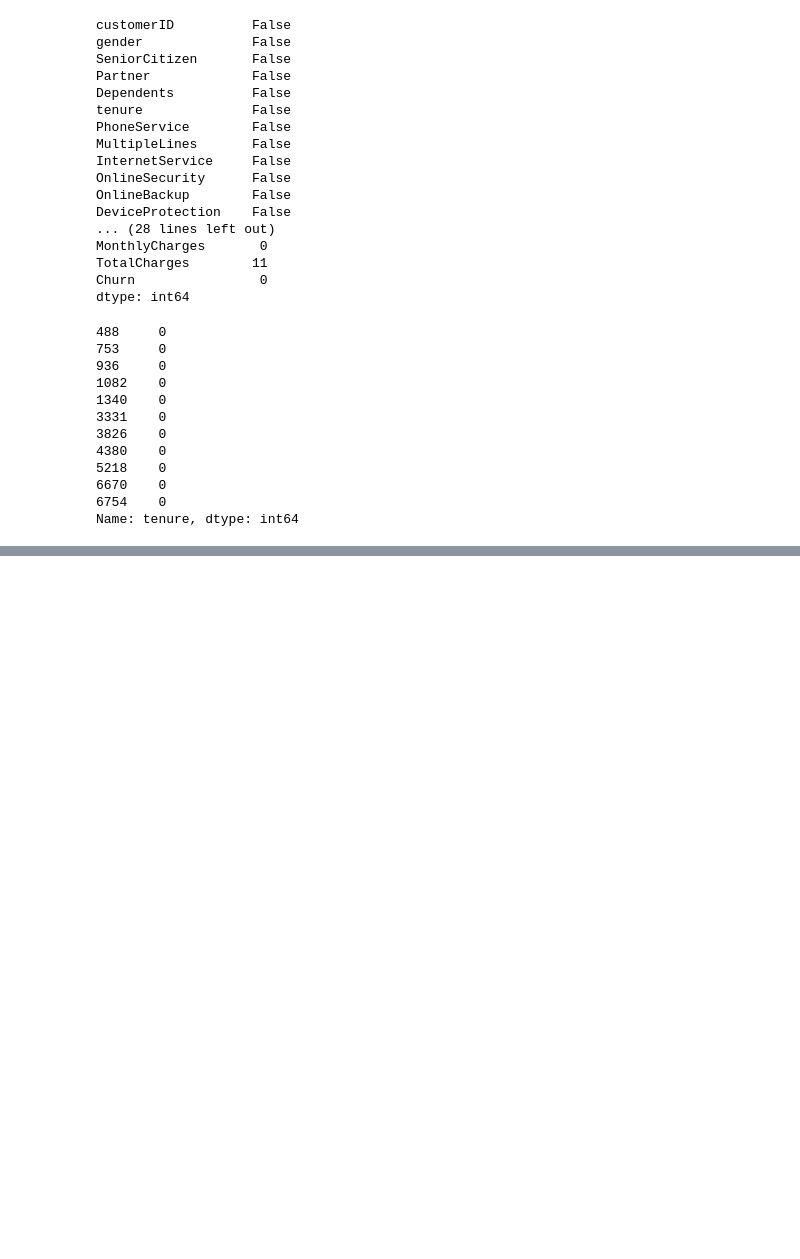
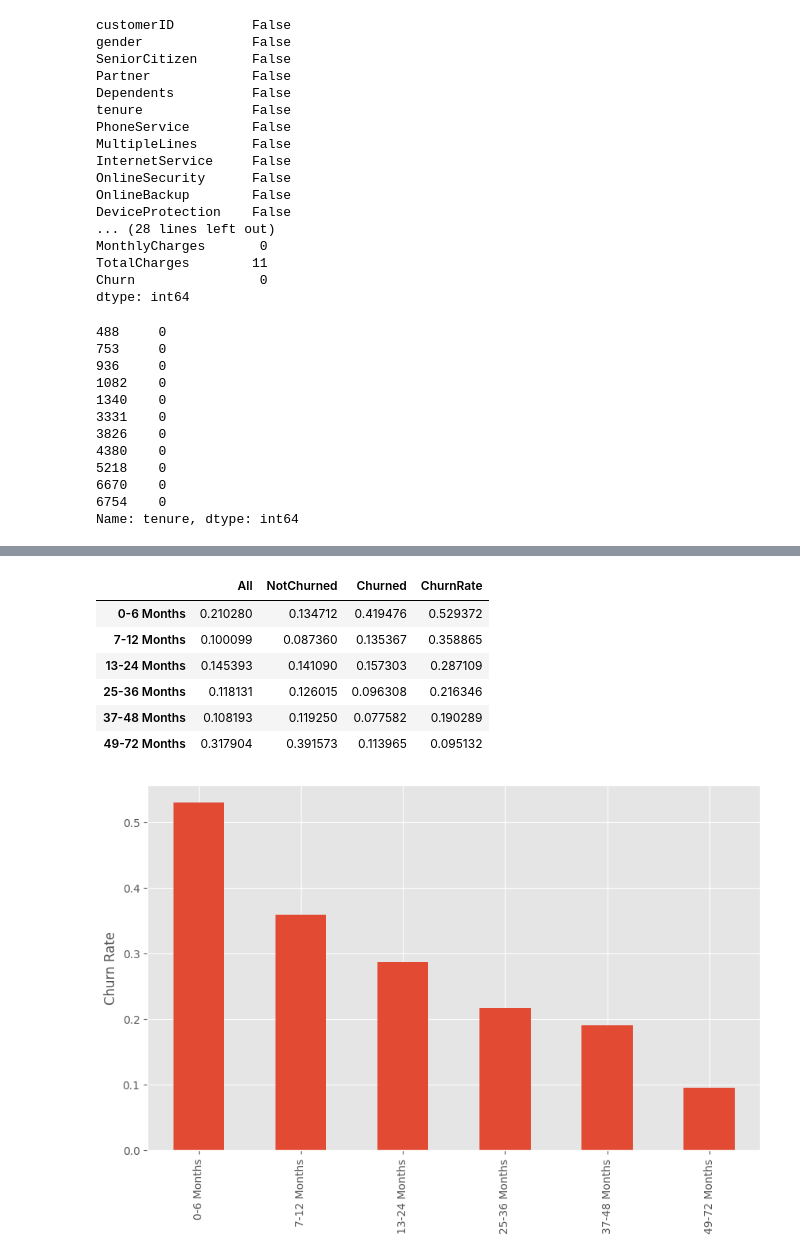
Before and after one commit to davidlvt6992/customer-churn-prediction, a Jupyter notebook: notebooks/01_eda.ipynb, the cells around one changed output, grey strips where cells are left out. Saved outputs shown, nothing was run; the diff lists cells and outputs as text; code cells hidden in the pictures; blank space fills up the shorter version.

Commit message:
Complete EDA for churn dataset

```diff
--- a/notebooks/01_eda.ipynb
+++ b/notebooks/01_eda.ipynb
@@ -614,4 +161,0 @@ churn_by_tc_df.plot(kind='bar',
-# %%
-for i in churn_by_tc_df.index:
-    churn_rate = churn_by_tc_df.loc[i,'Yes'] / churn_by_tc_df.loc[i,'Total']
-    print(f"churn rate for bin {i} is : {churn_rate*100:.2f}%")
@@ -728,4 +161,0 @@ churn_by_contract_df.plot(kind='bar',
-# %%
-for i in churn_by_contract_df.index:
-    churn_rate = churn_by_contract_df.loc[i,'Yes'] / churn_by_contract_df.loc[i,'Total']
-    print(f"churn rate for {i} contract type is : {churn_rate*100:.2f}%")
@@ -764,4 +161,0 @@ churn_by_pm_df.plot(kind='bar',
-# %%
-for i in churn_by_pm_df.index:
-    churn_rate = churn_by_pm_df.loc[i,'Yes'] / churn_by_pm_df.loc[i,'Total']
-    print(f"churn rate for {i} is : {churn_rate*100:.2f}%")
@@ -799,4 +161,0 @@ churn_by_techs_df.plot(kind='bar',
-# %%
-for i in churn_by_techs_df.index:
-    churn_rate = churn_by_techs_df.loc[i,'Yes'] / churn_by_techs_df.loc[i,'Total']
-    print(f"churn rate for TechService:{i} is : {churn_rate*100:.2f}%")
@@ -840,0 +330,34 @@ clean_df.query('MonthlyCharges != TotalCharges')
+# %%
+# tenure
+# -----------------------------
+# tenure distribution
+rows = 'tenure'
+cols = 'Churn'
+tenure_bin_boundaries = [0, 6, 12, 24, 36, 48, clean_df['tenure'].max()]
+tenure_bins = make_bins(clean_df['tenure'], tenure_bin_boundaries)
+
+tenure_labels = [f"{tenure_bins[i] + 1}-{tenure_bins[i+1]} Months" for i in range(len(tenure_bins) - 1)]
+cols_labels = ['All', 'NotChurned', 'Churned']
+
+tenure_by_churn_df = col_by_col(clean_df, rows=rows, cols=cols, rows_bins=tenure_bins, rows_labels=tenure_labels, cols_labels=cols_labels)
+
+tenure_composition_df = tenure_by_churn_df.div(
+    tenure_by_churn_df.sum(axis=0),
+    axis=1
+)
+
+churn_rate_df = churn_rate(tenure_by_churn_df,
+                        plot=True)
+
+info_table = pd.concat([tenure_composition_df, churn_rate_df], axis=1)
+
+info_table
+# %% [output]
+|  | All | NotChurned | Churned | ChurnRate |
+| 0-6 Months | 0.210280 | 0.134712 | 0.419476 | 0.529372 |
+| 7-12 Months | 0.100099 | 0.087360 | 0.135367 | 0.358865 |
+| 13-24 Months | 0.145393 | 0.141090 | 0.157303 | 0.287109 |
+| 25-36 Months | 0.118131 | 0.126015 | 0.096308 | 0.216346 |
+| 37-48 Months | 0.108193 | 0.119250 | 0.077582 | 0.190289 |
+| 49-72 Months | 0.317904 | 0.391573 | 0.113965 | 0.095132 |
+[figure, added]
```
Also changed, not shown: parts of 71 cells of this notebook.
